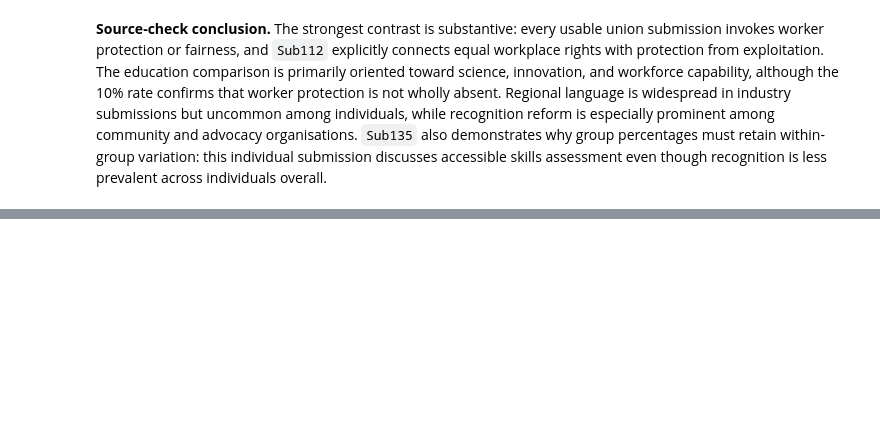
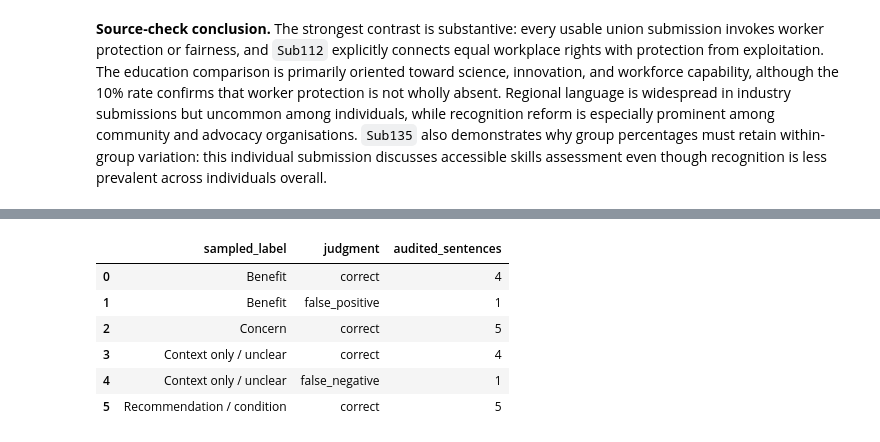
Before and after one commit to tuannm3812/uts-mdsi, a Jupyter notebook: llm-wiki/02-subjects/36118-applied-natural-language-processing/assignments/current-2026/at1/notebooks/1_skilled_migration_text_analysis.ipynb, the cells around one changed output, grey strips where cells are left out. Saved outputs shown, nothing was run; the diff lists cells and outputs as text; code cells hidden in the pictures; blank space fills up the shorter version.

Commit message:
feat(36118): add AT1 stance analysis

```diff
--- a/llm-wiki/02-subjects/36118-applied-natural-language-processing/assignments/current-2026/at1/notebooks/1_skilled_migration_text_analysis.ipynb
+++ b/llm-wiki/02-subjects/36118-applied-natural-language-processing/assignments/current-2026/at1/notebooks/1_skilled_migration_text_analysis.ipynb
@@ -631,0 +772,30 @@ display(group_contrast_excerpts)
+# %%
+stance_validation = pd.read_csv(
+    VALIDATION_DIR / "stance_validation_audit.csv"
+)
+assert len(stance_validation) == 20
+assert set(stance_validation["sampled_label"]) == set(stance_order)
+stance_validation_summary = (
+    stance_validation.groupby(["sampled_label", "judgment"])
+    .size()
+    .rename("audited_sentences")
+    .reset_index()
+)
+display(stance_validation_summary)
+display(
+    stance_validation.loc[
+        stance_validation["judgment"] != "correct",
+        [
+            "submission_id", "theme", "sampled_label",
+            "human_labels", "judgment", "rationale",
+        ],
+    ]
+)
+# %% [output]
+|  | sampled_label | judgment | audited_sentences |
+| 0 | Benefit | correct | 4 |
+| 1 | Benefit | false_positive | 1 |
+| 2 | Concern | correct | 5 |
+| 3 | Context only / unclear | correct | 4 |
+| 4 | Context only / unclear | false_negative | 1 |
+| 5 | Recommendation / condition | correct | 5 |
```
Also changed, not shown: parts of 7 cells of this notebook, 3 other files.
